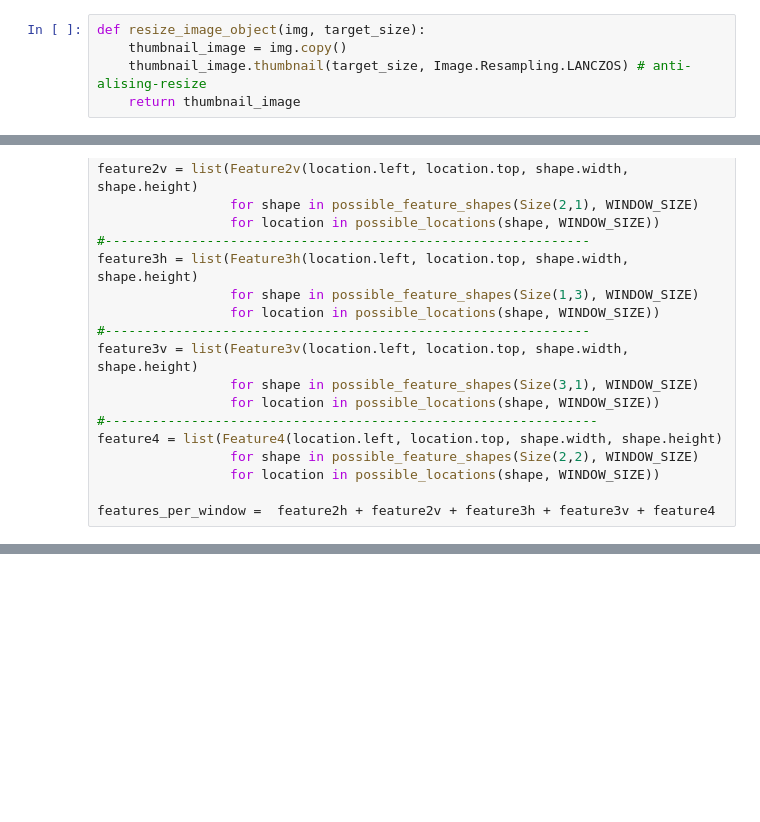
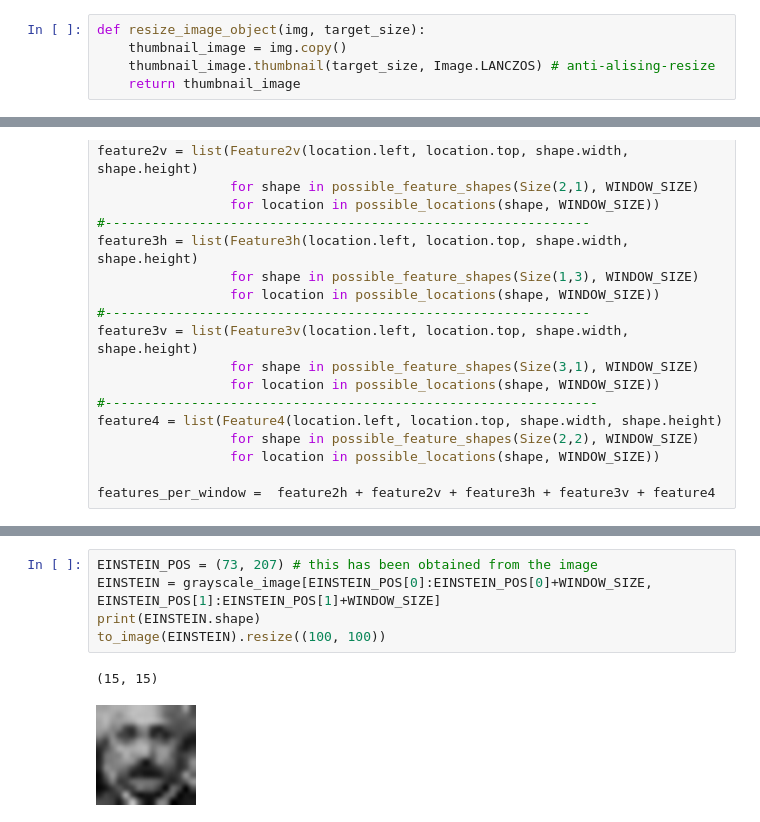
Before and after one commit to Computer-Vision-Spring-2024/exVision-FacialSys, a Jupyter notebook: face_detection/detect_face.ipynb, the cells around one changed output, grey strips where cells are left out. Drawn from its saved outputs; the diff is of its cells as text; blank space fills up the shorter version.

```diff
--- a/face_detection/detect_face.ipynb
+++ b/face_detection/detect_face.ipynb
@@ -38,7 +46,7 @@ below)
 # %%
 def resize_image_object(img, target_size):
     thumbnail_image = img.copy()
-    thumbnail_image.thumbnail(target_size, Image.Resampling.LANCZOS) # anti-alising-resize
+    thumbnail_image.thumbnail(target_size, Image.LANCZOS) # anti-alising-resize
     return thumbnail_image
 # %%
 thumbnail_image = resize_image_object(original_image, (384, 288))
@@ -744,0 +776,8 @@ Total number of features:     162336
+# %%
+EINSTEIN_POS = (73, 207) # this has been obtained from the image
+EINSTEIN = grayscale_image[EINSTEIN_POS[0]:EINSTEIN_POS[0]+WINDOW_SIZE, EINSTEIN_POS[1]:EINSTEIN_POS[1]+WINDOW_SIZE]
+print(EINSTEIN.shape)
+to_image(EINSTEIN).resize((100, 100))
+# %% [output]
+(15, 15)
+[figure, added]
```
Also changed, not shown: parts of 53 cells of this notebook.
